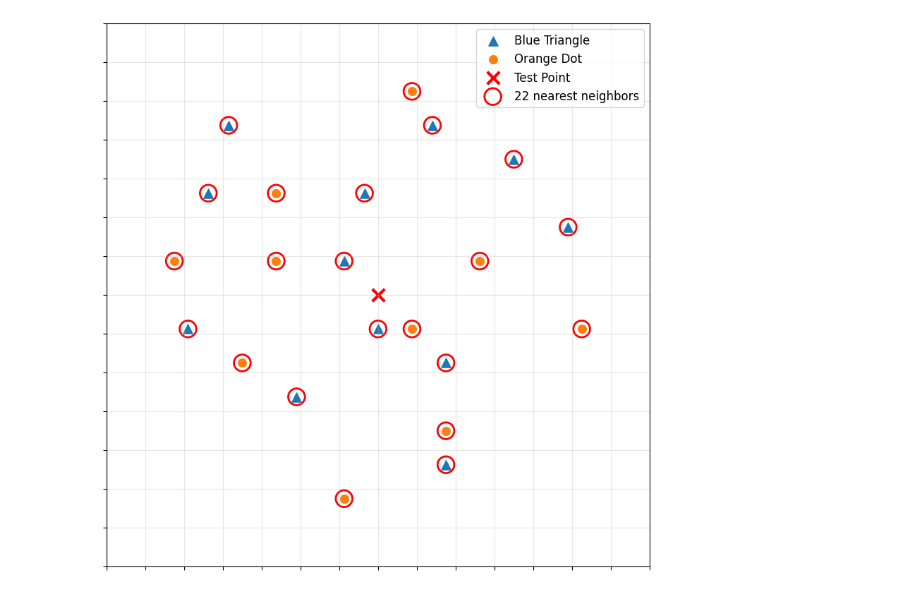
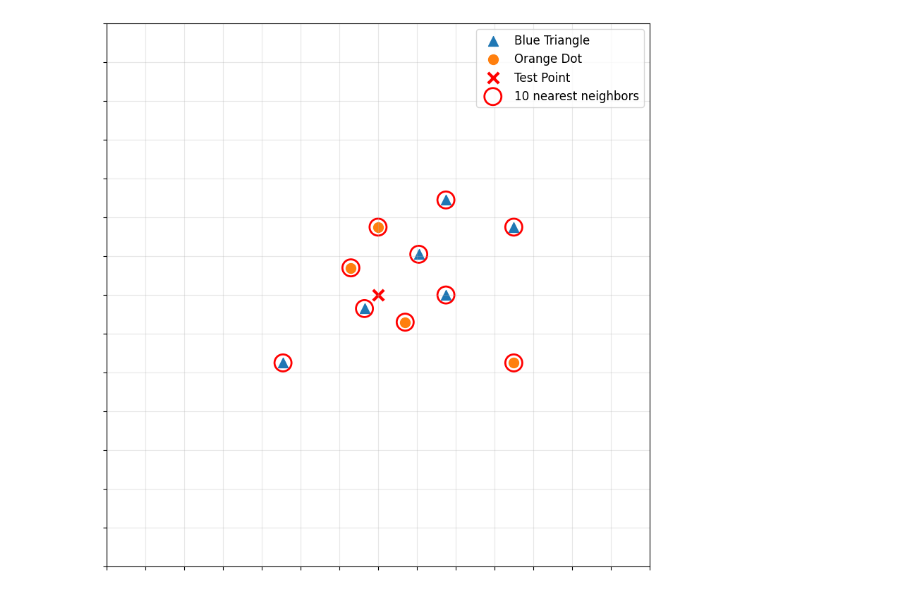
Before and after one commit to AICourseNotes/AICourseNotes.github.io, a Jupyter notebook: content scripts/3. Supervised Learning/1. Classification Models/KNN (C).ipynb, the cells around one changed output. Cells and saved outputs as stored; diff of their text form; code cells hidden in the pictures.

```diff
--- a/content scripts/3. Supervised Learning/1. Classification Models/KNN (C).ipynb
+++ b/content scripts/3. Supervised Learning/1. Classification Models/KNN (C).ipynb
@@ -36,7 +25,7 @@ query = np.array([[0.5, 0.5]])
 X = np.vstack([triangles, dots])
 y = np.array([0] * len(triangles) + [1] * len(dots))
 # %%
-k = 22                     # try: 1, 3, 5, 7, 11, ...
+k = 10                     # try: 1, 3, 5, 7, 11, ...
 metric = "euclidean"       # try: "manhattan", "chebyshev", "minkowski", "cosine"
 weights = "uniform"        # or "distance"
 
@@ -55,36 +44,36 @@ nn_dist = distances[0]
 # %%
 plt.figure(figsize=(10, 10))
 
 plt.scatter(triangles[:, 0], triangles[:, 1],
-            marker="^", s=90, label="Blue Triangle")
+            marker="^", s=100, label="Blue Triangle")
 plt.scatter(dots[:, 0], dots[:, 1],
-            marker="o", s=70, label="Orange Dot")
+            marker="o", s=100, label="Orange Dot")
 
 plt.scatter(query[0, 0], query[0, 1],
-            marker="x", s=160, linewidths=3, label="Test Point", color="red")
+            marker="x", s=120, linewidths=3, label="Test Point", color="red")
 
 plt.scatter(X[nn_idx, 0], X[nn_idx, 1],
-            facecolors="none", edgecolors="red", s=290, linewidths=2,
+            facecolors="none", edgecolors="red", s=300, linewidths=2,
             label=f"{k} nearest neighbors")
 
 plt.gca().set_aspect("equal", adjustable="box")
 
 plt.grid(True, alpha=0.7)
 
 plt.legend(loc="upper right", fontsize=12)
 
 ax = plt.gca()
 
-ax.set_xticks(np.linspace(0.1, 0.9, 15))
-ax.set_yticks(np.linspace(0.1, 0.9, 15))
+ax.set_xticks(np.linspace(0.3, 0.7, 15))
+ax.set_yticks(np.linspace(0.3, 0.7, 15))
 
 ax.tick_params(labelbottom=False, labelleft=False)
 
 ax.grid(True, alpha=0.3)
 
 plt.show()
 # %% [output]
-[figure, old version]
+[figure, new version]
 # %%
 print(f"k = {k}")
 print(f"metric = {metric}")
```
Also changed, not shown: parts of 2 cells of this notebook, 2 other files.
